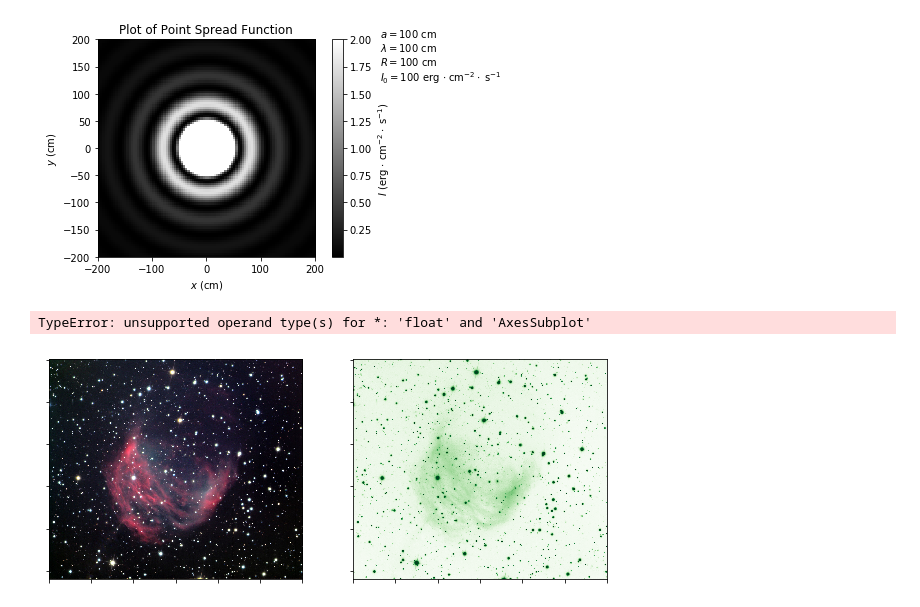
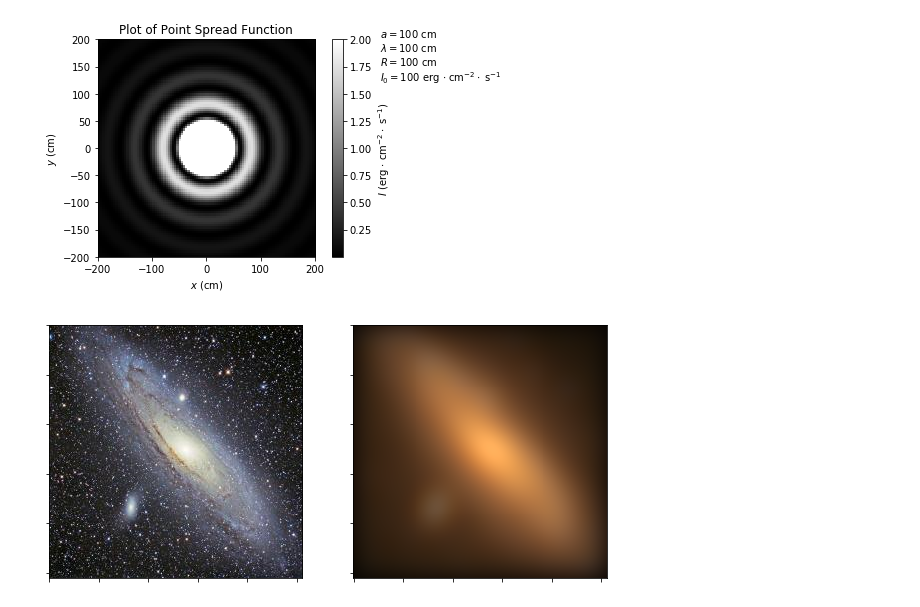
Before and after one commit to mwbub/Bub_Mathew_Assignment1, a Jupyter notebook: question3/bessel.ipynb, the cells around one changed output. Cells and saved outputs as stored; diff of their text form; code cells hidden in the pictures.

```diff
--- a/question3/bessel.ipynb
+++ b/question3/bessel.ipynb
@@ -70,16 +70,26 @@ plt.show()
 # %%
 from scipy import signal
 # %%
-image = plt.imread('medusa2.png')
+image = plt.imread('small.png')
+h, w, d = image.shape
 clrs = [image[:,:,i] for i in range(4)]
-# %% [output]
-TypeError: unsupported operand type(s) for *: 'float' and 'AxesSubplot'
+# %%
+x = np.linspace(-w//2,w//2,w)
+y = np.linspace(-h//2,h//2,h)
+xv, yv = np.meshgrid(x, y)
+a = 100
+R = 100
+I0 = 0.01
+k = [I(xv, yv, a, wl, R, I0) for wl in (70, 56, 40)]
+# %%
+convolved_clrs = [signal.convolve2d(clrs[i], k[i], mode = 'same') for i in range(3)]
+convolved = np.stack(convolved_clrs, 2)
 # %%
-fig, ax = plt.subplots(1,2, figsize = (10,10))
+fig, ax = plt.subplots(1, 2, figsize = (10,10))
 ax[0].imshow(image)
-ax[1].imshow(green, cmap = 'Greens')
-for a in ax:
-    a.set_xticklabels([])
-    a.set_yticklabels([])
+ax[1].imshow(convolved)
+for axis in ax:
+    axis.set_xticklabels([])
+    axis.set_yticklabels([])
 # %% [output]
-[figure, old version]
+[figure, new version]
```
Also changed, not shown: parts of 1 cell of this notebook, 1 other file.
